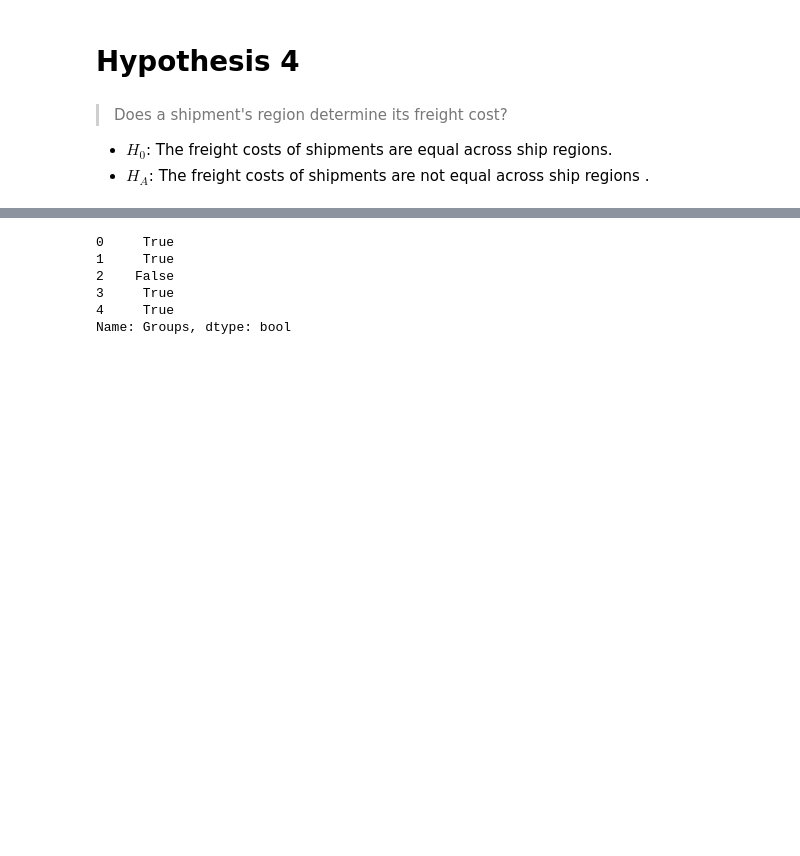
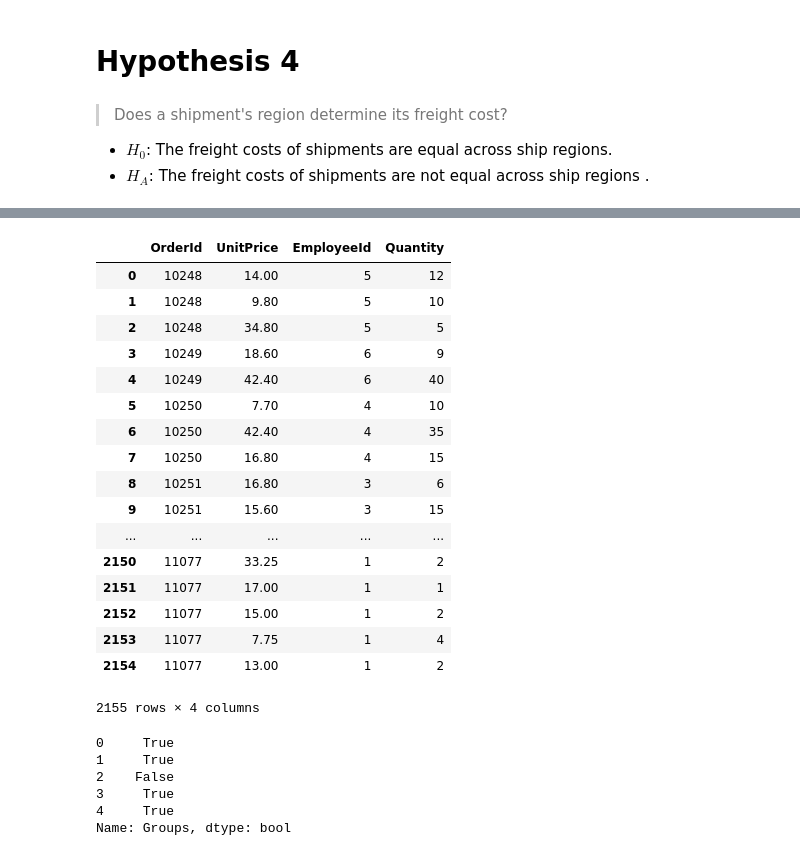
Before and after one commit to jdsmithwes/hypothesis_testing_workflow_python, a Jupyter notebook: student.ipynb, the cells around one changed output, grey strips where cells are left out. Drawn from its saved outputs; the diff is of its cells as text; code cells hidden in the pictures; blank space fills up the shorter version.

```diff
--- a/student.ipynb
+++ b/student.ipynb
@@ -558,3 +596,8 @@ df.head()
 | 2 | 10250 | HANAR | 4 | 2012-07-08 | 2012-08-05 | 2012-07-12 | 2 | 65.83 | Hanari Carnes | ... |
 | 3 | 10251 | VICTE | 3 | 2012-07-08 | 2012-08-05 | 2012-07-15 | 1 | 41.34 | Victuailles en stock | ... |
 | 4 | 10252 | SUPRD | 4 | 2012-07-09 | 2012-08-06 | 2012-07-11 | 2 | 51.30 | Suprêmes délices | ... |
+# %%
+cur.execute("""SELECT * FROM OrderDetail""")
+df_orderdetail = pd.DataFrame(cur.fetchall())
+df_orderdetail.columns = [x[0] for x in cur.description]
+df_orderdetail.head()
@@ -560,0 +611,5 @@ df.head()
+# %%
+cur.execute("""SELECT * FROM 'Order'""")
+df_order = pd.DataFrame(cur.fetchall())
+df_order.columns = [x[0] for x in cur.description]
+df_order.head()
@@ -561,3 +623,25 @@ df.head()
+# %%
+df_order = df_order.merge(df_orderdetail,left_on='Id',right_on='OrderId')[['OrderId','UnitPrice','EmployeeId','Quantity']]
+df_order
+# %% [output]
+|  | OrderId | UnitPrice | EmployeeId | Quantity |
+| 0 | 10248 | 14.00 | 5 | 12 |
+| 1 | 10248 | 9.80 | 5 | 10 |
+| 2 | 10248 | 34.80 | 5 | 5 |
+| 3 | 10249 | 18.60 | 6 | 9 |
+| 4 | 10249 | 42.40 | 6 | 40 |
+| 5 | 10250 | 7.70 | 4 | 10 |
+| 6 | 10250 | 42.40 | 4 | 35 |
+| 7 | 10250 | 16.80 | 4 | 15 |
+| 8 | 10251 | 16.80 | 3 | 6 |
+| 9 | 10251 | 15.60 | 3 | 15 |
+| ... | ... | ... | ... | ... |
+| 2150 | 11077 | 33.25 | 1 | 2 |
+| 2151 | 11077 | 17.00 | 1 | 1 |
+| 2152 | 11077 | 15.00 | 1 | 2 |
+| 2153 | 11077 | 7.75 | 1 | 4 |
+| 2154 | 11077 | 13.00 | 1 | 2 |
+2155 rows × 4 columns
 # %%
 #breaking up the groups based on region
 df['Groups'] = df['ShipRegion'].str.contains('Europe'or'America')
```
Also changed, not shown: parts of 25 cells of this notebook.
